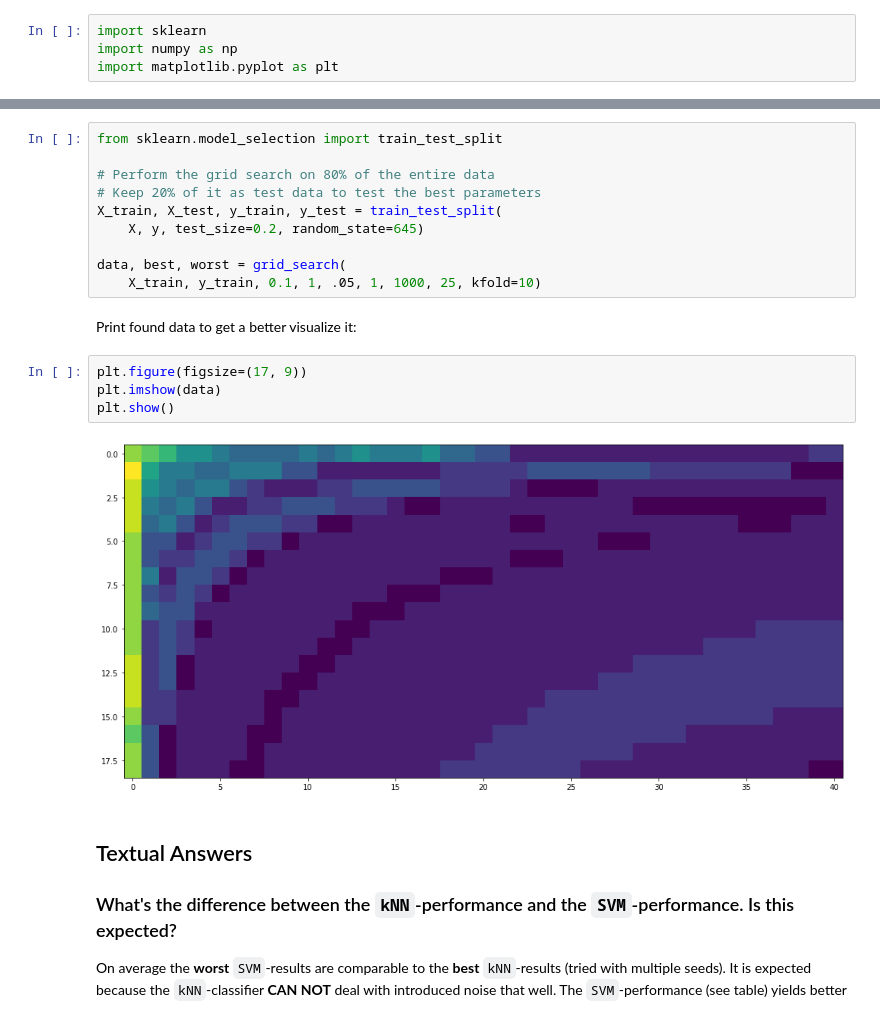
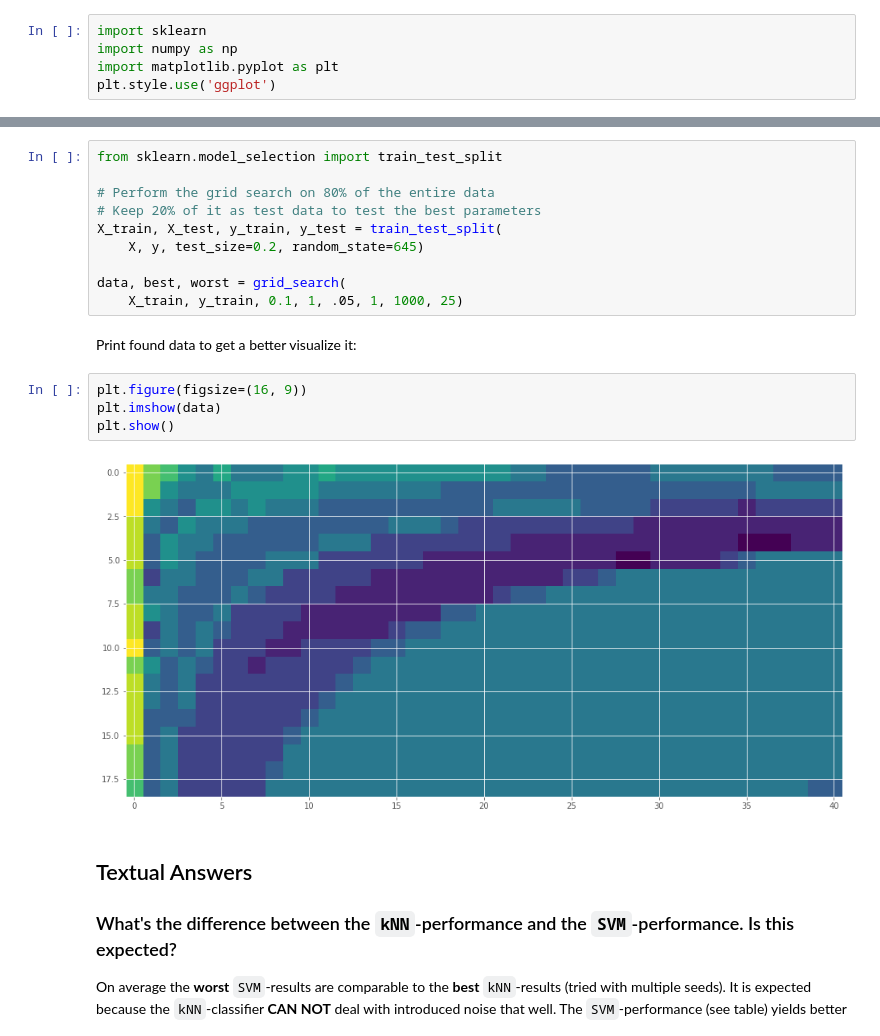
Before and after one commit to Steve2608/machine-learning-supervised-techniques, a Jupyter notebook: UE3/A03_01555842_Brandl_Stefan.ipynb, the cells around one changed output, grey strips where cells are left out. Cells and saved outputs as stored; diff of their text form.

```diff
--- a/UE3/A03_01555842_Brandl_Stefan.ipynb
+++ b/UE3/A03_01555842_Brandl_Stefan.ipynb
@@ -144,6 +144,7 @@ Use the function `svm.SVC` provided by sklearn for fitting and the function `roc
 import sklearn
 import numpy as np
 import matplotlib.pyplot as plt
+plt.style.use('ggplot')
 # %%
 # read data, split into X(features) and y(labels)
 Z = np.genfromtxt('DataSet1.csv', delimiter=',')
@@ -251,15 +248,15 @@ X_train, X_test, y_train, y_test = train_test_split(
     X, y, test_size=0.2, random_state=645)
 
 data, best, worst = grid_search(
-    X_train, y_train, 0.1, 1, .05, 1, 1000, 25, kfold=10)
+    X_train, y_train, 0.1, 1, .05, 1, 1000, 25)
 # %% [markdown]
 Print found data to get a better visualize it:
 # %%
-plt.figure(figsize=(17, 9))
+plt.figure(figsize=(16, 9))
 plt.imshow(data)
 plt.show()
 # %% [output]
-[figure, old version]
+[figure, new version]
 # %% [markdown]
 ## Textual Answers
 
```
Also changed, not shown: parts of 5 cells of this notebook, 1 other file.
